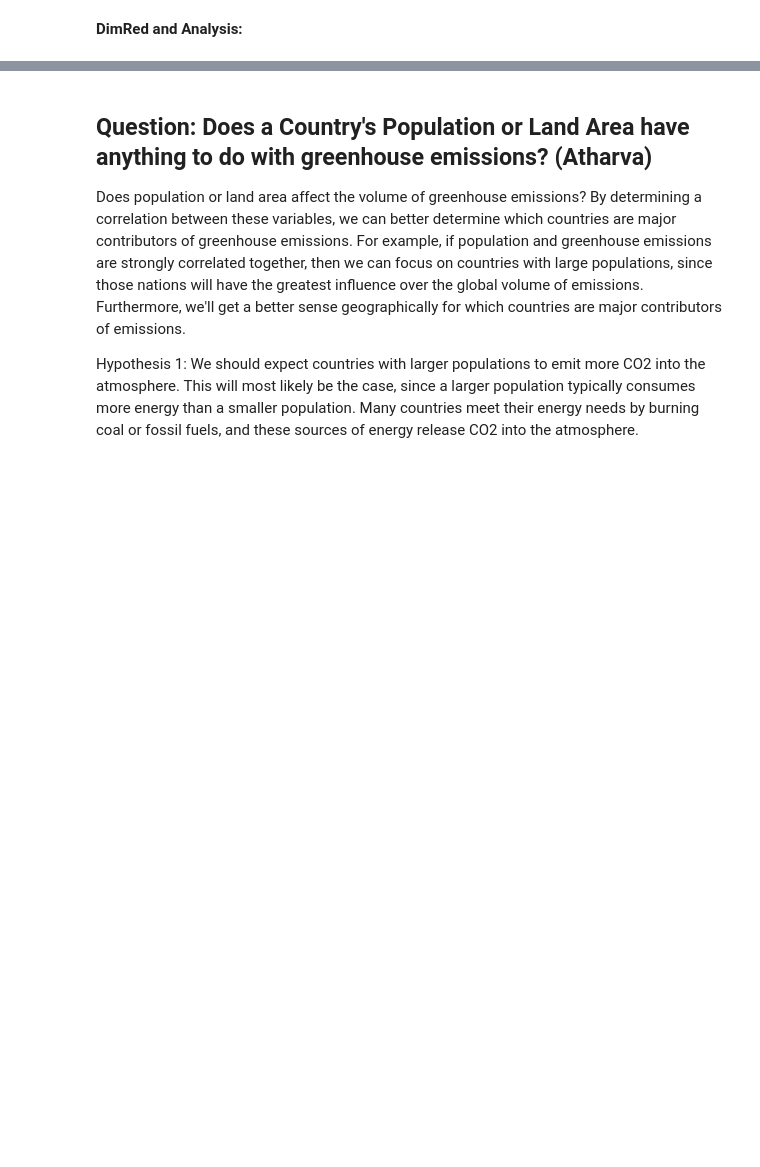
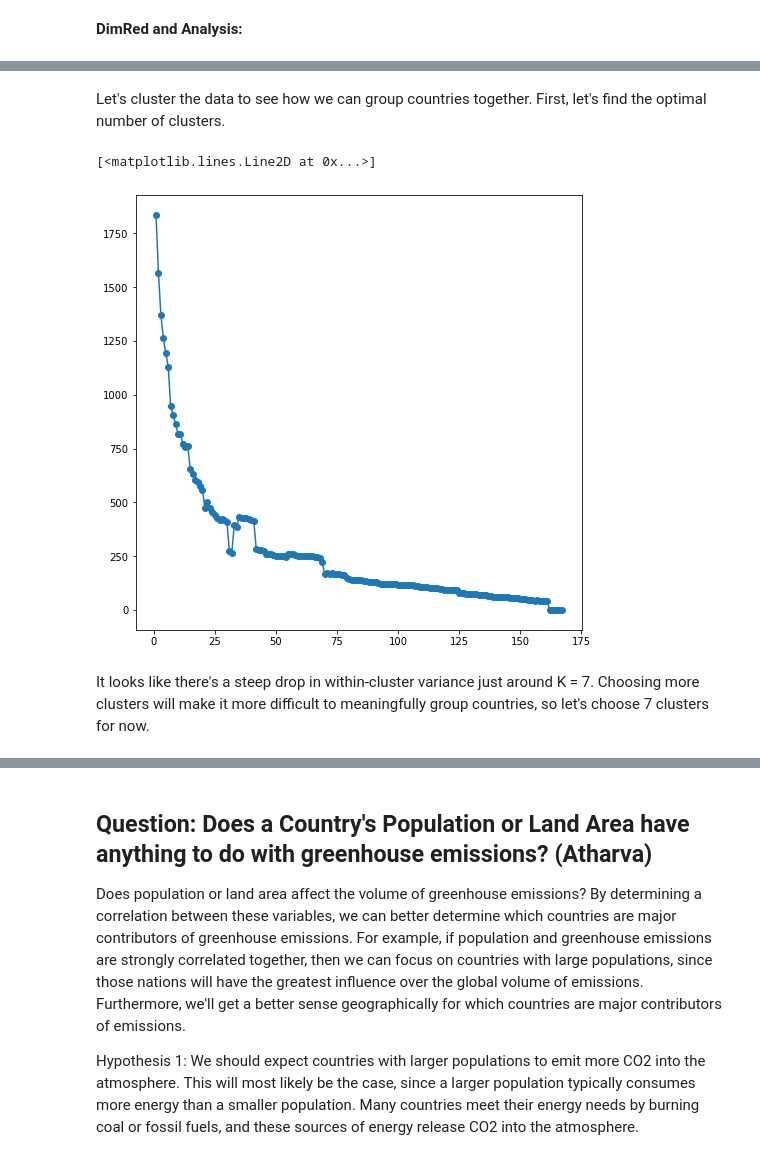
Before and after one commit to melotic/cs3654-project, a Jupyter notebook: Project3.ipynb, the cells around one changed output, grey strips where cells are left out. Cells and saved outputs as stored; diff of their text form; code cells hidden in the pictures; blank space fills up the shorter version.

```diff
--- a/Project3.ipynb
+++ b/Project3.ipynb
@@ -249,18 +361,22 @@ for i,r in data2D.iterrows():
+# %% [markdown]
+Let's cluster the data to see how we can group countries together.
+First, let's find the optimal number of clusters.
 # %%
-# Let's Cluster the data to see how we can group countries together.
-# First, let's find the optimal number of clusters.
-
 kVals = []
 twcv = []
 for k in range(1, len(norm)):
     centroids = norm.iloc[0:k]
     km = sklearn.cluster.KMeans(n_clusters=k, init=centroids, n_init=1, max_iter=10)
     km.fit(norm)
     kVals.append(k)
     twcv.append(km.inertia_)
 d = {'K': kVals, 'Inertia': twcv}
 Answer2 = pandas.DataFrame(data=d)
 plt.figure(figsize=(8, 8))
 plt.plot(Answer2.K, Answer2.Inertia, marker='o')
-Answer2[Answer2.K == 7]
+# %% [output]
+[<matplotlib.lines.Line2D at 0x...>]
+[figure, added]
+# %% [markdown]
+It looks like there's a steep drop in within-cluster variance just around K = 7. Choosing more clusters will make it more difficult to meaningfully group countries, so let's choose 7 clusters for now.
 # %%
```
Also changed, not shown: parts of 140 cells of this notebook.
